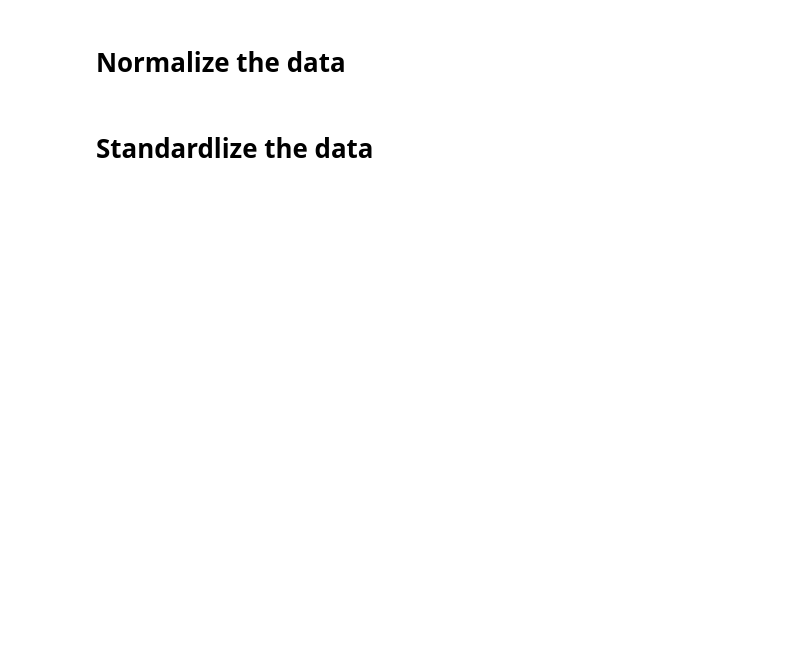
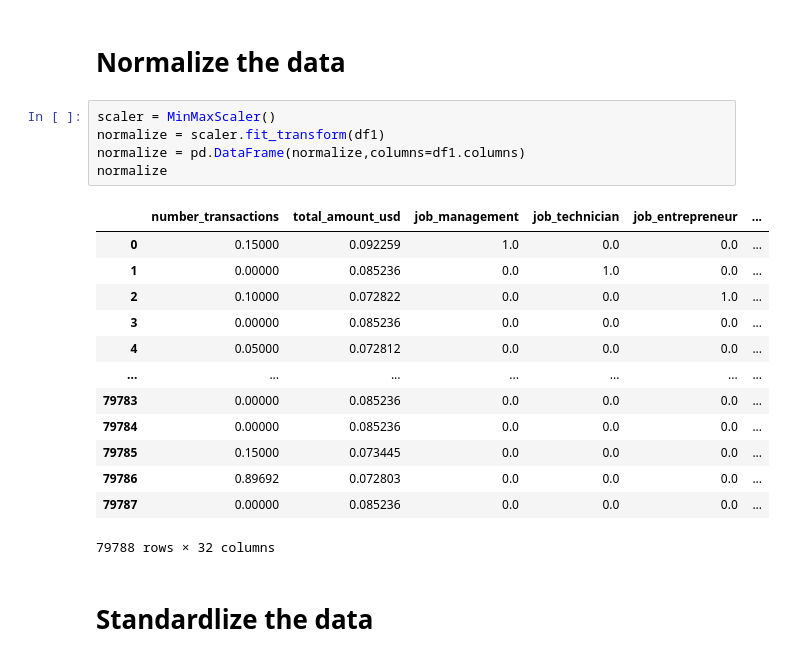
Before and after one commit to Tuwaiq-Data-Science-Bootcamp-V5/Preprocessing_Lab1, a Jupyter notebook: Preprocessing.ipynb, the cells around one changed output. Cells and saved outputs as stored; diff of their text form; blank space fills up the shorter version.

```diff
--- a/Preprocessing.ipynb
+++ b/Preprocessing.ipynb
@@ -15,4 +91,23 @@
 # %% [markdown]
 # Normalize the data
+# %%
+scaler = MinMaxScaler()
+normalize = scaler.fit_transform(df1)
+normalize = pd.DataFrame(normalize,columns=df1.columns)
+normalize
+# %% [output]
+|  | number_transactions | total_amount_usd | job_management | job_technician | job_entrepreneur | ... |
+| 0 | 0.15000 | 0.092259 | 1.0 | 0.0 | 0.0 | ... |
+| 1 | 0.00000 | 0.085236 | 0.0 | 1.0 | 0.0 | ... |
+| 2 | 0.10000 | 0.072822 | 0.0 | 0.0 | 1.0 | ... |
+| 3 | 0.00000 | 0.085236 | 0.0 | 0.0 | 0.0 | ... |
+| 4 | 0.05000 | 0.072812 | 0.0 | 0.0 | 0.0 | ... |
+| ... | ... | ... | ... | ... | ... | ... |
+| 79783 | 0.00000 | 0.085236 | 0.0 | 0.0 | 0.0 | ... |
+| 79784 | 0.00000 | 0.085236 | 0.0 | 0.0 | 0.0 | ... |
+| 79785 | 0.15000 | 0.073445 | 0.0 | 0.0 | 0.0 | ... |
+| 79786 | 0.89692 | 0.072803 | 0.0 | 0.0 | 0.0 | ... |
+| 79787 | 0.00000 | 0.085236 | 0.0 | 0.0 | 0.0 | ... |
+79788 rows × 32 columns
 # %% [markdown]
 # Standardlize the data
```
Also changed, not shown: parts of 8 cells of this notebook.
